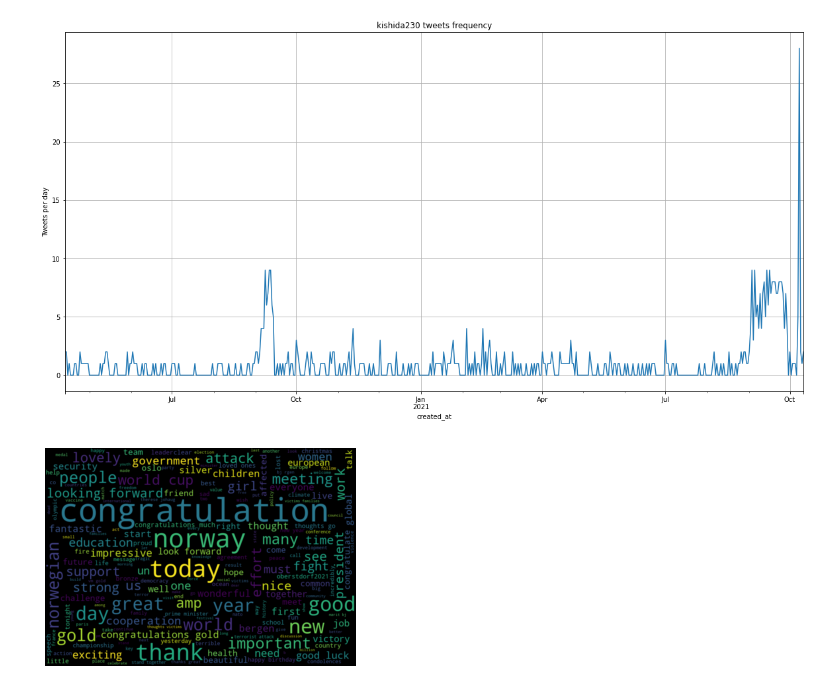
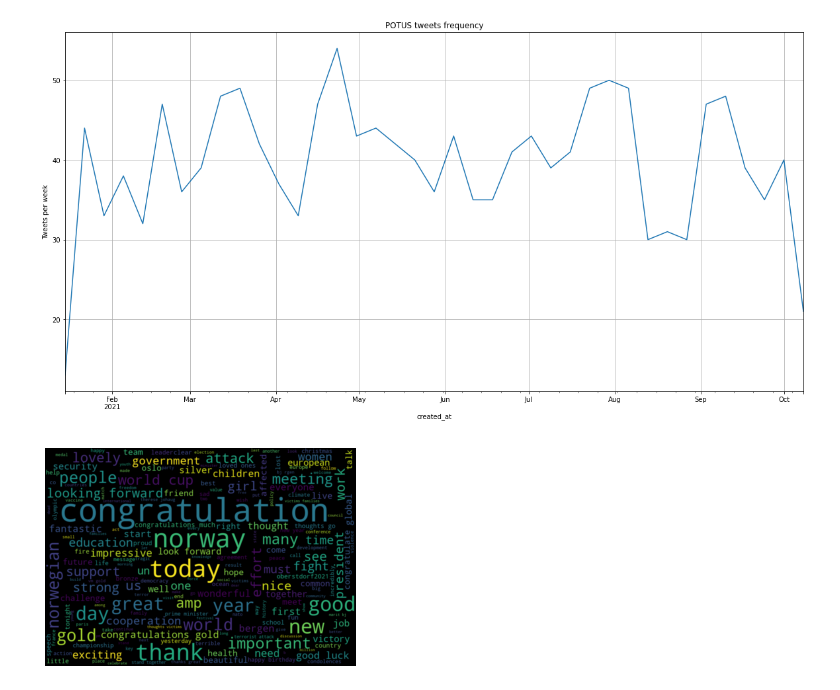
Before and after one commit to myresd/szakdolgozat, a Jupyter notebook: szakdoga_code.ipynb, the cells around one changed output. Drawn from its saved outputs; the diff is of its cells as text; code cells hidden in the pictures.

```diff
--- a/szakdoga_code.ipynb
+++ b/szakdoga_code.ipynb
@@ -120,13 +123,13 @@ def generateWordCloud(leader, isNativeEnglish):
     wordcloud.to_file(f'images/{leader}_wordcloud.png')
 # %%
 def tweetsPerDay(leader):
-    twpd = pd.read_csv(f'clean_v3_{leader}_tweets.csv', parse_dates=['created_at'])
-    twpd = twpd.groupby(pd.Grouper(key='created_at', freq='1d', convention='start')).size()
+    twpd = pd.read_csv(f'cleaned_tweets/clean_v3_{leader}_tweets.csv', parse_dates=['created_at'])
+    twpd = twpd.groupby(pd.Grouper(key='created_at', freq='7d', convention='start')).size()
     twpd.plot(figsize=(20, 10))
-    plt.ylabel('Tweets per day')
+    plt.ylabel('Tweets per week')
     plt.title(f'{leader} tweets frequency')
     plt.grid(True)
-    plt.savefig(f'images/{leader}_tweets_perday')
+    plt.savefig(f'images/{leader}_tweets_perday', bbox_inches='tight')
 # %%
 def getSentiment(tweet, vader):
     tweet.replace('#', '') # figyelembe vesszuk a hashtagelt szavakat
@@ -164,9 +167,9 @@ kishidadf.head(15)
 | 13 | 1446478089538576389 | 2021-10-08 14:10:25+00:00 | Expreso mi más sincero agradecimi... | 142 | 810 | I express my sincere gratitude fo... | positive |
 | 14 | 1446477769529966595 | 2021-10-08 14:09:09+00:00 | Thank you, President @ZelenskyyUa... | 111 | 687 | Thank you, President @ZelenskyyUa... | positive |
 # %%
-tweetsPerDay("kishida230")
+tweetsPerDay("POTUS")
 # %% [output]
-[figure, old version]
+[figure, new version]
 # %%
 translateTweets("ScottMorrisonMP")
 # %%
```
Also changed, not shown: parts of 32 cells of this notebook, 33 other files.
